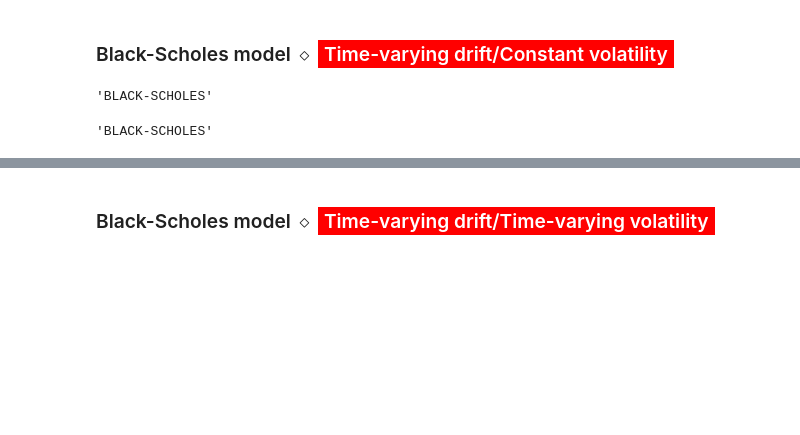
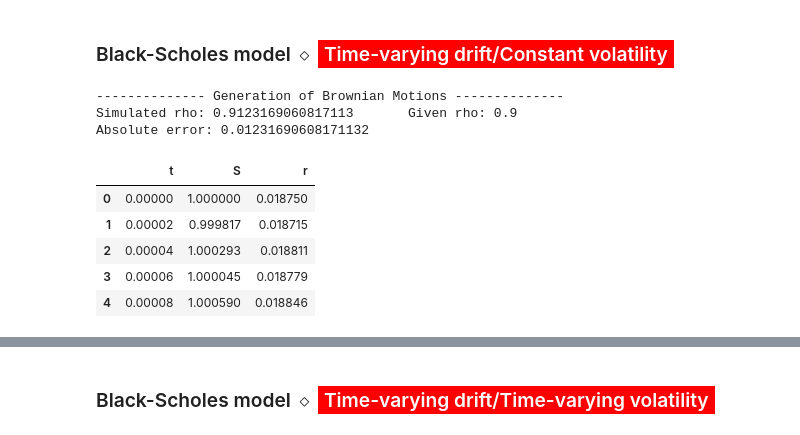
Before and after one commit to lcsrodriguez/CuttingEdge-Milliman, a Jupyter notebook: main.ipynb, the cells around one changed output, grey strips where cells are left out. Cells and saved outputs as stored; diff of their text form; code cells hidden in the pictures; blank space fills up the shorter version.

```diff
--- a/main.ipynb
+++ b/main.ipynb
@@ -260,9 +261,15 @@ r = Vasicek(0.01875, 0.20, 0.01, 0.012)
 model = BlackScholes(S0, r, sigma, rho)
-# %%
-model.MODEL_NAME
-# %% [output]
-'BLACK-SCHOLES'
-# %%
-model.MODEL_NAME
-# %% [output]
-'BLACK-SCHOLES'
+# %%
+d = model.simulate_euler(T=2, getRates=True)
+df = pd.DataFrame(d)
+df.head()
+# %% [output]
+-------------- Generation of Brownian Motions --------------
+Simulated rho: 0.9123169060817113       Given rho: 0.9
+Absolute error: 0.01231690608171132
+|  | t | S | r |
+| 0 | 0.00000 | 1.000000 | 0.018750 |
+| 1 | 0.00002 | 0.999817 | 0.018715 |
+| 2 | 0.00004 | 1.000293 | 0.018811 |
+| 3 | 0.00006 | 1.000045 | 0.018779 |
+| 4 | 0.00008 | 1.000590 | 0.018846 |
```
Also changed, not shown: parts of 3 cells of this notebook, 4 other files.
